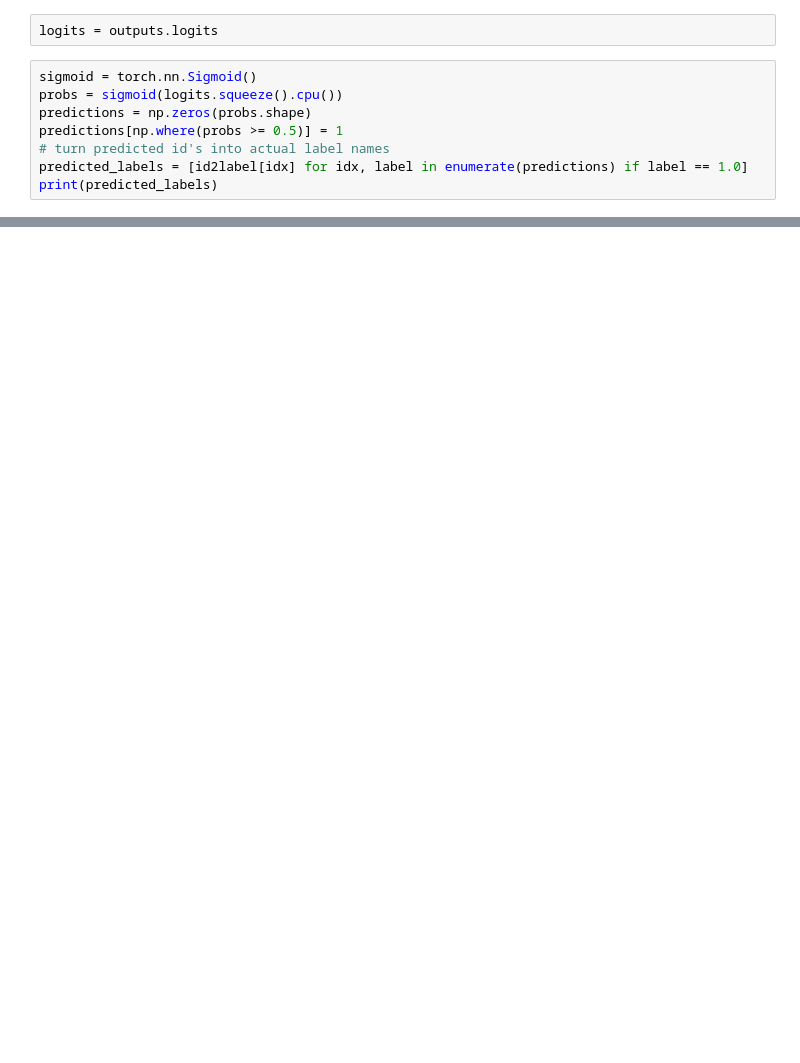
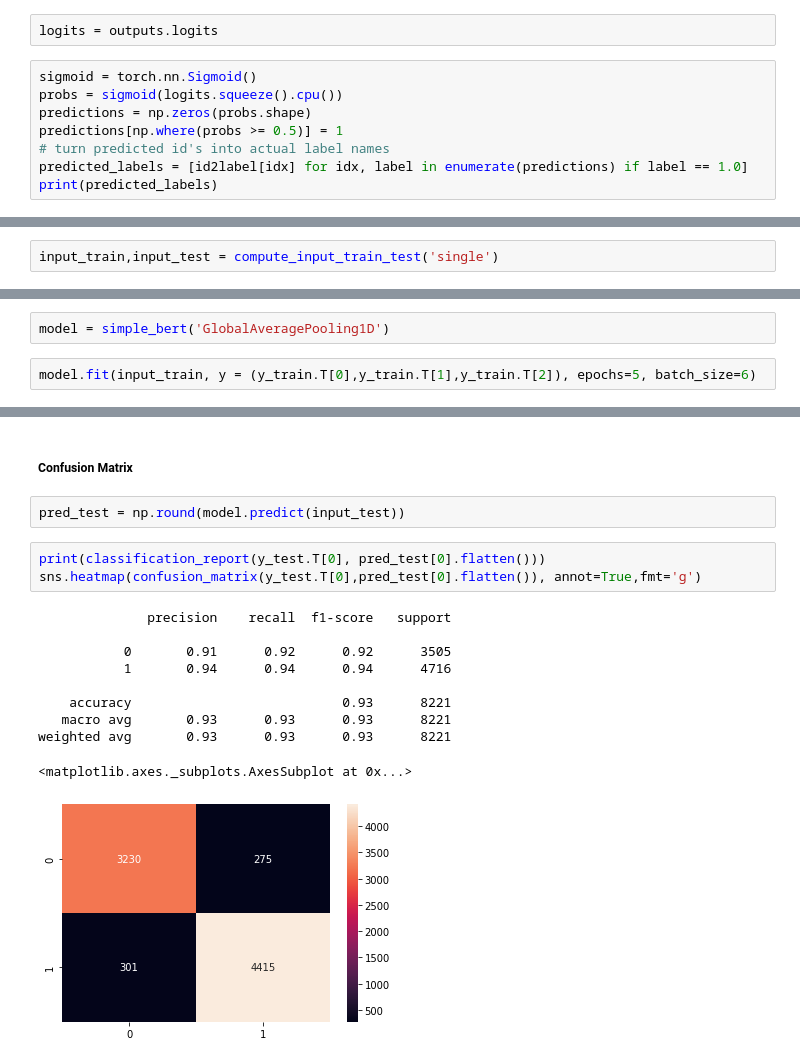
Before and after one commit to majd-alhafi/Paper-Categories-Prediction-, a Jupyter notebook: Paper_Categories_Classifiaction.ipynb, the cells around one changed output, grey strips where cells are left out. Drawn from its saved outputs; the diff is of its cells as text; blank space fills up the shorter version.

```diff
--- a/Paper_Categories_Classifiaction.ipynb
+++ b/Paper_Categories_Classifiaction.ipynb
@@ -321,0 +571,2 @@ print(predicted_labels)
+# %%
+input_train,input_test = compute_input_train_test('single')
@@ -321,0 +575,4 @@ print(predicted_labels)
+# %%
+model = simple_bert('GlobalAveragePooling1D')
+# %%
+model.fit(input_train, y = (y_train.T[0],y_train.T[1],y_train.T[2]), epochs=5, batch_size=6)
@@ -321,0 +593,18 @@ print(predicted_labels)
+# %% [markdown]
+##### Confusion Matrix
+# %%
+pred_test = np.round(model.predict(input_test))
+# %%
+print(classification_report(y_test.T[0], pred_test[0].flatten()))
+sns.heatmap(confusion_matrix(y_test.T[0],pred_test[0].flatten()), annot=True,fmt='g')
+# %% [output]
+              precision    recall  f1-score   support
+
+           0       0.91      0.92      0.92      3505
+           1       0.94      0.94      0.94      4716
+
+    accuracy                           0.93      8221
+   macro avg       0.93      0.93      0.93      8221
+weighted avg       0.93      0.93      0.93      8221
+<matplotlib.axes._subplots.AxesSubplot at 0x...>
+[figure, added]
```
Also changed, not shown: parts of 63 cells of this notebook.
